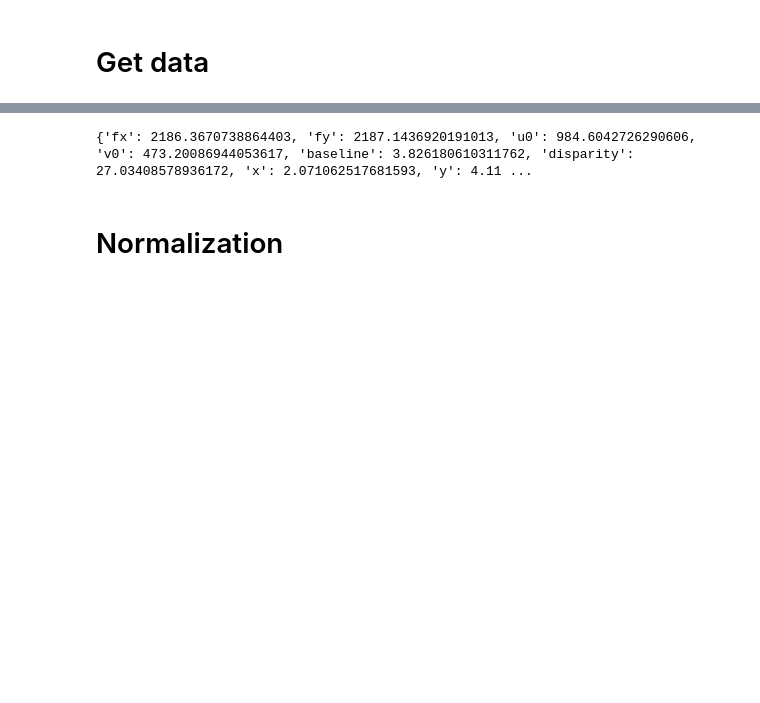
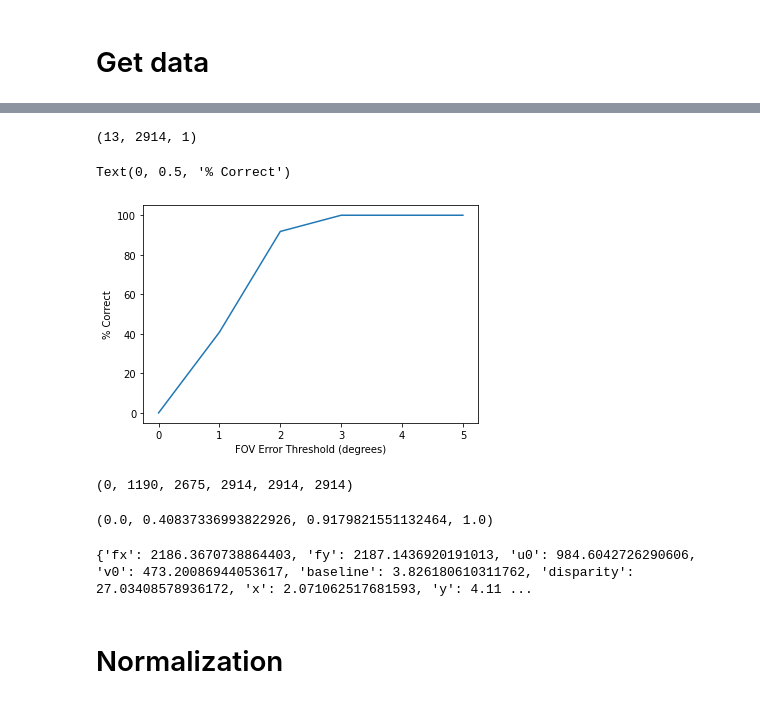
Before and after one commit to thanif/CPL, a Jupyter notebook: baseline-multi-net/exp-10-real-data.ipynb, the cells around one changed output, grey strips where cells are left out. Saved outputs shown, nothing was run; the diff lists cells and outputs as text; code cells hidden in the pictures; blank space fills up the shorter version.

```diff
--- a/baseline-multi-net/exp-10-real-data.ipynb
+++ b/baseline-multi-net/exp-10-real-data.ipynb
@@ -289,5 +242,73 @@ This property should not be used in TensorFlow 2.0, as updates are applied autom
 # %%
 np.save("../Data/p_cplb_ad.npy", output)
+# %%
+np.shape(output)
+# %% [output]
+(13, 2914, 1)
+# %%
+th_0 = 0
+th_1 = 0
+th_2 = 0
+th_3 = 0
+th_4 = 0
+th_5 = 0
+
+percent_correct = []
+
+k = 0
+
+for i  in range(np.shape(output)[1]):
+
+    predicted_fov = 2*np.arctan(112/(2*output[0][i][0]))
+    actual_fov = 2*np.arctan(112/(2*Fx[k]))
+
+    if abs(predicted_fov - actual_fov) <= 0:
+
+        th_0 += 1
+
+    if abs(predicted_fov - actual_fov) <= 1:
+
+        th_1 += 1
+
+    if abs(predicted_fov - actual_fov) <= 2:
+
+        th_2 += 1
+
+    if abs(predicted_fov - actual_fov) <= 3:
+
+        th_3 += 1
+
+    if abs(predicted_fov - actual_fov) <= 4:
+
+        th_4 += 1
+
+    if abs(predicted_fov - actual_fov) <= 5:
+
+        th_5 += 1
+
+    k += 1
+
+percent_correct.append(th_0/np.shape(output)[1]*100)
+percent_correct.append(th_1/np.shape(output)[1]*100)
+percent_correct.append(th_2/np.shape(output)[1]*100)
+percent_correct.append(th_3/np.shape(output)[1]*100)
+percent_correct.append(th_4/np.shape(output)[1]*100)
+percent_correct.append(th_5/np.shape(output)[1]*100)
+
+plt.plot([0,1,2,3,4,5],percent_correct)
+plt.xlabel("FOV Error Threshold (degrees)")
+plt.ylabel("% Correct")
+# %% [output]
+Text(0, 0.5, '% Correct')
+[figure, added]
+# %%
+th_0, th_1, th_2, th_3, th_4, th_5
+# %% [output]
+(0, 1190, 2675, 2914, 2914, 2914)
+# %%
+th_0/np.shape(output)[1], th_1/np.shape(output)[1], th_2/np.shape(output)[1], th_3/np.shape(output)[1]
+# %% [output]
+(0.0, 0.40837336993822926, 0.9179821551132464, 1.0)
 # %%
 error = {}
 
```
Also changed, not shown: parts of 3 cells of this notebook, 20 other files.
